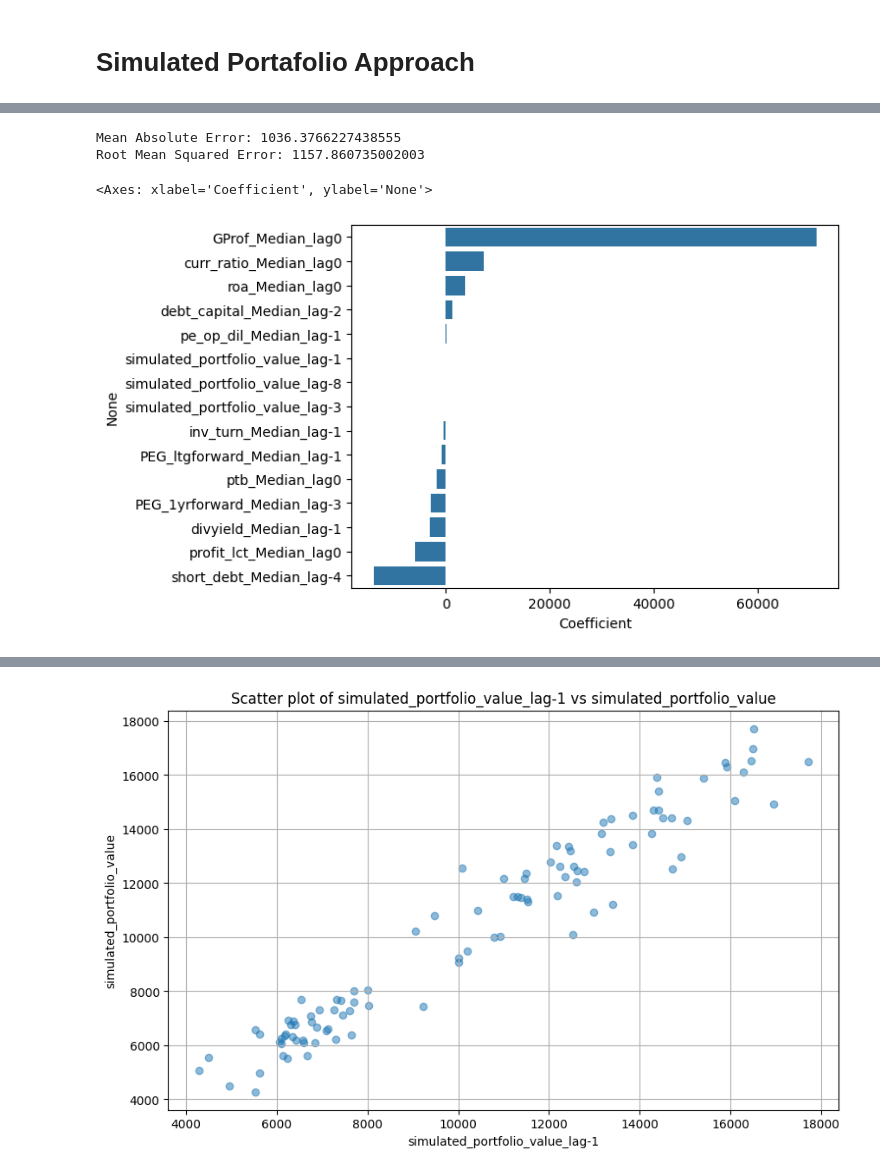
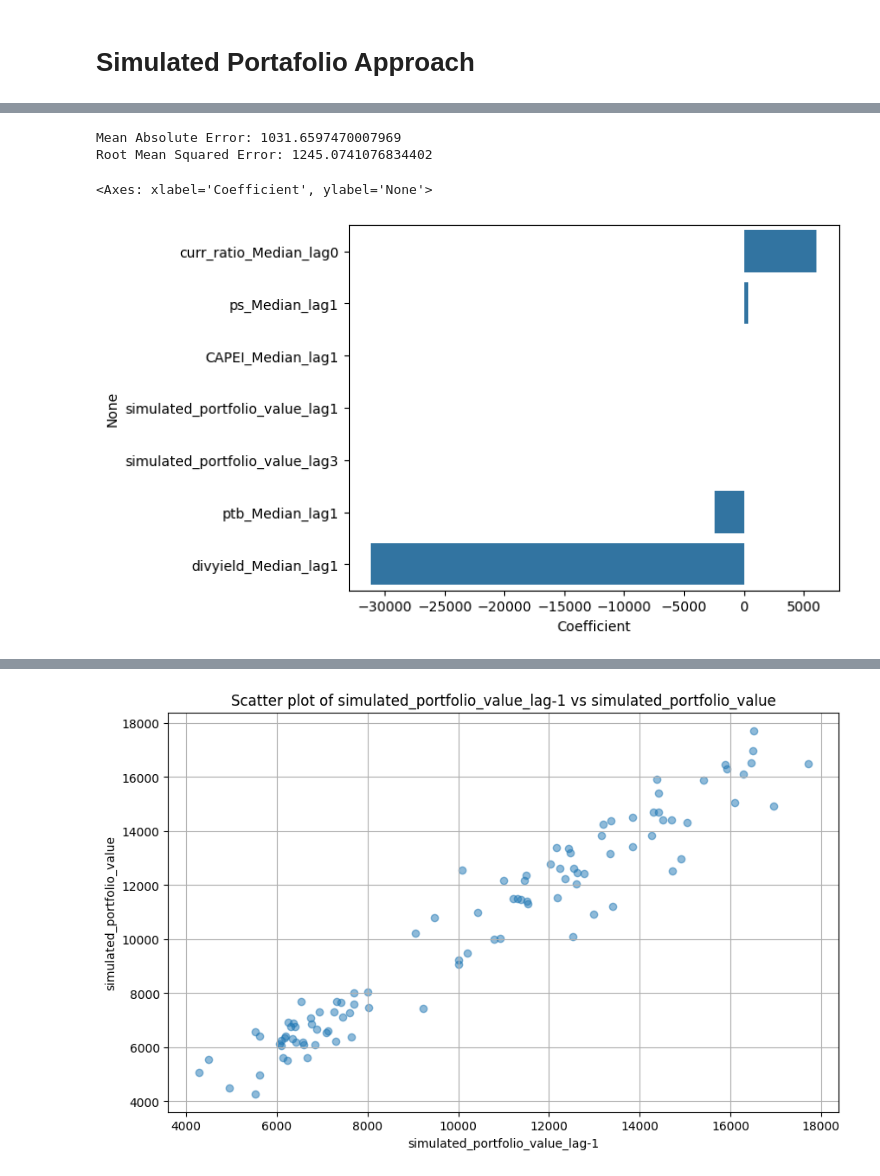
Before and after one commit to Marcello1099/uva-msc-ds-thesis, a Jupyter notebook: eda_energy.ipynb, the cells around one changed output, grey strips where cells are left out. Saved outputs shown, nothing was run; the diff lists cells and outputs as text; code cells hidden in the pictures.

```diff
--- a/eda_energy.ipynb
+++ b/eda_energy.ipynb
@@ -217,6 +256,9 @@ from tigramite import data_processing as pp
 from tigramite import plotting as tp
 from tigramite.pcmci import PCMCI
 from tigramite.independence_tests.parcorr import ParCorr
+from tigramite.independence_tests.gpdc import GPDC
+
+alpha_level = 0.05
 
 # Prepare the dataframe
 target_var = 'simulated_portfolio_value'
@@ -225,9 +267,11 @@ df_tigramite = pp.DataFrame(df[var_names].values, var_names=var_names)
 
 # Initialize PCMCI object
 pcmci = PCMCI(dataframe=df_tigramite, cond_ind_test=ParCorr(), verbosity=1)
+# pcmci = PCMCI(dataframe=df_tigramite, cond_ind_test=GPDC(), verbosity=1)
+
 
 # Compute the p-values
-results = pcmci.run_pcmci(tau_max=maxlag, pc_alpha=0.05)
+results = pcmci.run_pcmciplus(tau_max=maxlag, pc_alpha=alpha_level)
 # %% [output]
 ##
 ## Step 1: PC1 algorithm for selecting lagged conditions
@@ -249,9 +314,15 @@ max_combinations = 1
 # %%
+
 # Get the results for the target variable
 p_matrix = results['p_matrix']
-# val_matrix = results['val_matrix']
+val_matrix = results['val_matrix']
 # sig_matrix = np.multiply(p_matrix < 0.05, val_matrix)
 
 # Get the results for the target variable
 target_results = p_matrix[var_names.index(target_var), :]
 target_results = pd.DataFrame(target_results, index=var_names)
+
+reshaped_df = target_results[target_results.abs() < alpha_level].reset_index().melt(id_vars='index' , var_name='lag', value_name='p-value').dropna().rename(columns={'index': 'column'})
+sorted_list = reshaped_df.sort_values(by='p-value', key=abs)
+sorted_list['value_str'] = sorted_list['p-value'].apply(lambda x: f'{x:.6f}')
+sorted_list.head(25)
@@ -258,5 +337,0 @@ target_results = pd.DataFrame(target_results, index=var_names)
-# %%
-reshaped_df = target_results[target_results.abs() < 0.05].reset_index().melt(id_vars='index' , var_name='lag', value_name='p-value').dropna().rename(columns={'index': 'column'})
-sorted_list = reshaped_df.sort_values(by='p-value', key=abs)
-sorted_list['value_str'] = sorted_list['p-value'].apply(lambda x: f'{x:.2f}')
-sorted_list.head(20)
@@ -281,3 +338,5 @@ sorted_list.head(20)
+# %%
+grouped_values = sorted_list.head(15).groupby('column')['lag'].apply(list).to_dict()
 # %%
 import pandas as pd
 from sklearn.model_selection import train_test_split
@@ -288,27 +347,12 @@ import numpy as np
 # Assuming df is the cleaned and sorted DataFrame with necessary columns
 
 # List of predictors with their respective lags
-predictors = {
-    'simulated_portfolio_value': [-1, -3, -8],
-    'curr_ratio_Median': [0],
-    'short_debt_Median': [-4],
-    'inv_turn_Median': [-1],
-    'GProf_Median': [0],
-    'pe_op_dil_Median': [-1],
-    'divyield_Median': [-1],
-    'ptb_Median': [0],
-    'profit_lct_Median': [0],
-    'PEG_ltgforward_Median': [-1],
-    'debt_capital_Median': [-2],
-    'roa_Median': [0],
-    'PEG_1yrforward_Median': [-3]
-}
-
+predictors = grouped_values.copy()
 lagged_df = df.copy()
 # Shift the dataframe columns by their respective lags
 for predictor, lags in predictors.items():
     for lag in lags:
-        lagged_df[f'{predictor}_lag{lag}'] = lagged_df[predictor].shift(-lag)
+        lagged_df[f'{predictor}_lag{lag}'] = lagged_df[predictor].shift(lag)
 
 # Drop rows with any NaN values that were created by the shifting
 lagged_df.dropna(inplace=True)
@@ -318,33 +362,33 @@ target = 'simulated_portfolio_value'
 features = [f'{pred}_lag{lag}' for pred, lags in predictors.items() for lag in lags]
 
 X = lagged_df[features]
 y = lagged_df[target]
 
 # Split the data into training (80%) and testing (20%) sets
 split_index = int(len(lagged_df) * 0.8)
 X_train, X_test = X[:split_index], X[split_index:]
 y_train, y_test = y[:split_index], y[split_index:]
 
 # Train a linear regression model
 model = LinearRegression()
 model.fit(X_train, y_train)
 
 # Predict on the test data
 y_pred = model.predict(X_test)
 
 # Evaluate the model
 mae = mean_absolute_error(y_test, y_pred)
 rmse = np.sqrt(mean_squared_error(y_test, y_pred))
 
 print(f'Mean Absolute Error: {mae}')
 print(f'Root Mean Squared Error: {rmse}')
 
 # Optional: Print model coefficients
 coef_df = pd.DataFrame(model.coef_, index=features, columns=['Coefficient']).sort_values(by='Coefficient', ascending=False)
 # print(coef_df)
 sns.barplot(x='Coefficient', y=coef_df.index, data=coef_df)
 # %% [output]
-Mean Absolute Error: 1036.3766227438555
-Root Mean Squared Error: 1157.860735002003
+Mean Absolute Error: 1031.6597470007969
+Root Mean Squared Error: 1245.0741076834402
 <Axes: xlabel='Coefficient', ylabel='None'>
-[figure, old version]
+[figure, new version]
```
Also changed, not shown: parts of 12 cells of this notebook, 3 other files.
